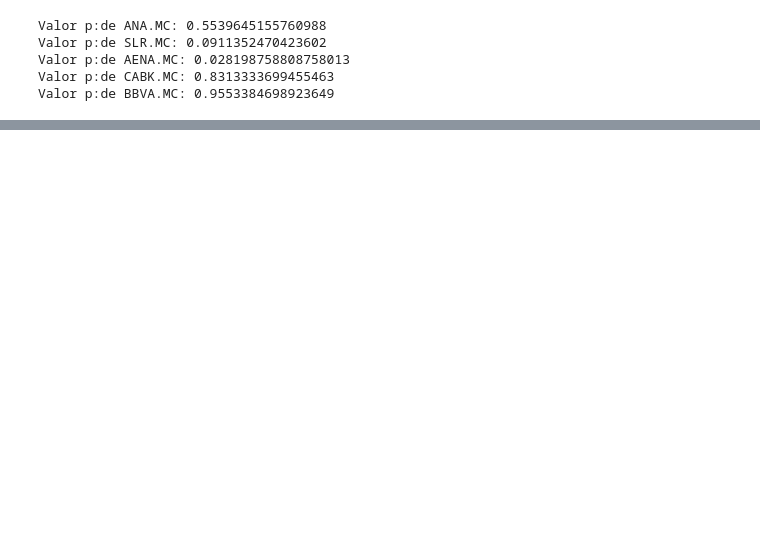
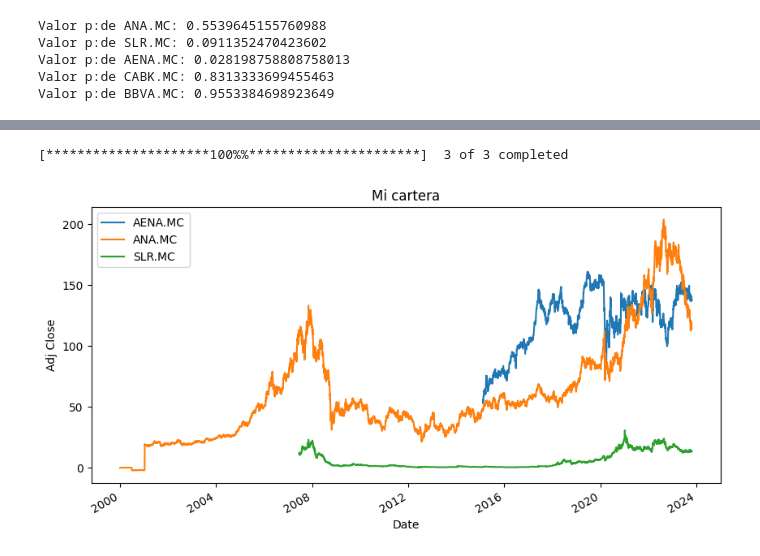
Before and after one commit to venidaydream/Intro_to_Big_Data, a Jupyter notebook: big_data_3_entrega_IBEX35.ipynb, the cells around one changed output, grey strips where cells are left out. Cells and saved outputs as stored; diff of their text form; code cells hidden in the pictures; blank space fills up the shorter version.

```diff
--- a/big_data_3_entrega_IBEX35.ipynb
+++ b/big_data_3_entrega_IBEX35.ipynb
@@ -411,0 +488,11 @@ Valor p:de BBVA.MC: 0.9553384698923649
+# %%
+final_symbols = ['ANA.MC','SLR.MC','AENA.MC']
+final_stocks = yf.download(final_symbols)
+final_stocks_adj = final_stocks['Adj Close']
+final_stocks_adj.plot(figsize=(10,5))
+plt.ylabel('Adj Close')
+plt.title('Mi cartera')
+plt.show()
+# %% [output]
+[*********************100%%**********************]  3 of 3 completed
+[figure, added]
```
Also changed, not shown: parts of 18 cells of this notebook.
